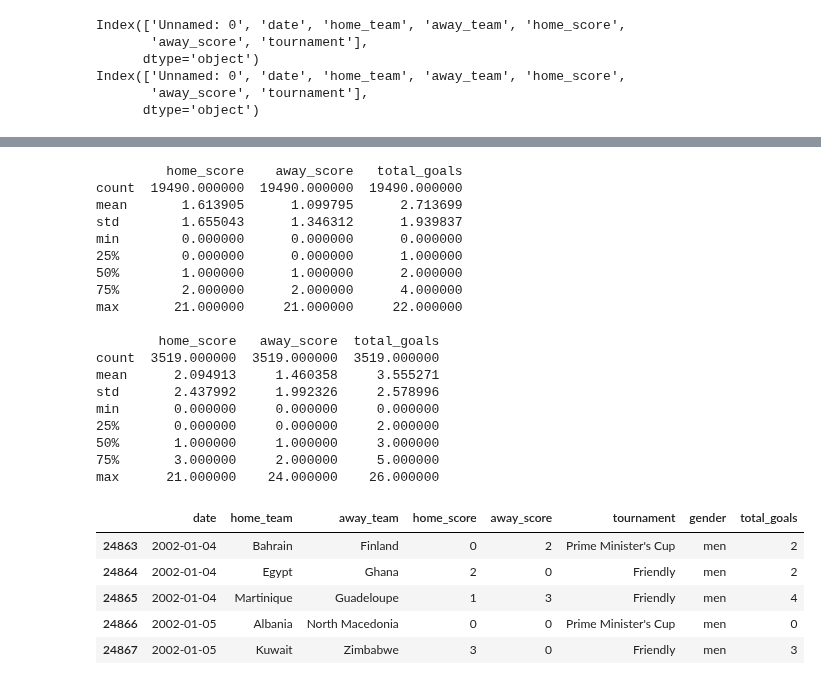
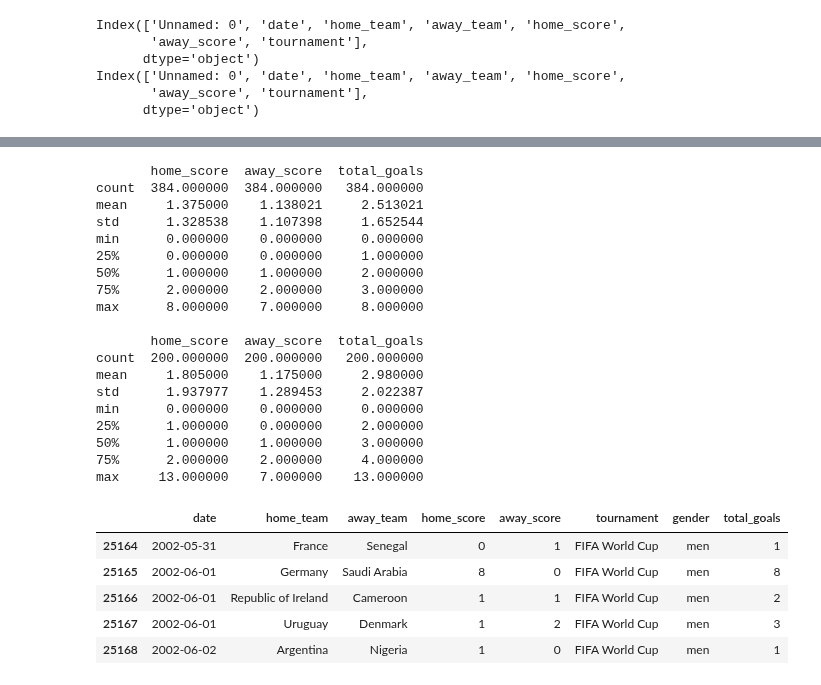
Before and after one commit to MichaelSzczepaniak/DataCamp, a Jupyter notebook: Tracks/Associate Data Scientist/31 Project 8 - Hypothesis Testing with Men's and Women's Soccer Matches/HypTestingPython.ipynb, the cells around one changed output, grey strips where cells are left out. Drawn from its saved outputs; the diff is of its cells as text; code cells hidden in the pictures.

```diff
--- a/Tracks/Associate Data Scientist/31 Project 8 - Hypothesis Testing with Men's and Women's Soccer Matches/HypTestingPython.ipynb
+++ b/Tracks/Associate Data Scientist/31 Project 8 - Hypothesis Testing with Men's and Women's Soccer Matches/HypTestingPython.ipynb
@@ -65,0 +71,9 @@ shape AFTER removing qualifier matches: (23009, 7)
+# %%
+tournaments = df_all["tournament"].value_counts()
+is_qual = tournaments.index.str.contains("qualification")
+non_quals = tournaments[~is_qual]
+# print(is_qual, '\n')
+print(tournaments, '\n')
+print(non_quals, '\n')
+print(f"total count of tournament types BEFORE filtering: {len(tournaments)}")
+print(f"total count of tournament types  AFTER filtering: {len(non_quals)} \n")
@@ -65,0 +98,6 @@ shape AFTER removing qualifier matches: (23009, 7)
+# %%
+# remove all rows of qualification matches
+print(f"shape BEFORE removing qualification matches: {df_all.shape}")
+df_all = df_all.loc[df_all['tournament'].isin(non_quals.index)].copy()
+print(f"shape AFTER removing qualification matches: {df_all.shape}")
+df_all.head()
@@ -65,0 +115,5 @@ shape AFTER removing qualifier matches: (23009, 7)
+# %%
+print(df_all["tournament"].value_counts()["FIFA World Cup"])  # 584
+df_all_fifa = df_all[df_all['tournament'] == "FIFA World Cup"].copy()  # avoids SettingWithCopyWarning 2 cells down
+print(df_all_fifa.shape)  # should be 584
+df_all_fifa["gender"].value_counts()  # not horribly lopsided...
@@ -66,34 +127,36 @@ shape AFTER removing qualifier matches: (23009, 7)
 # %%
 # add column of total goals scored needed for comparison
-df_all["total_goals"] = df_all['home_score'] + df_all['away_score']
+df_all_fifa["total_goals"] = df_all_fifa['home_score'] + df_all_fifa['away_score']
 
-print(df_all[df_all["gender"] == "men"].describe(), '\n')    # 19490
-print(df_all[df_all["gender"] == "women"].describe(), '\n')  #  3519
+print(df_all_fifa[df_all_fifa["gender"] == "men"].describe(), '\n')    # 384
+print(df_all_fifa[df_all_fifa["gender"] == "women"].describe(), '\n')  # 200
 
-df_all.head()
+# df_all_fifa.to_csv("./data/df_fifa.csv")
+
+df_all_fifa.head()
 # %% [output]
-         home_score    away_score   total_goals
-count  19490.000000  19490.000000  19490.000000
-mean       1.613905      1.099795      2.713699
-std        1.655043      1.346312      1.939837
-min        0.000000      0.000000      0.000000
-25%        0.000000      0.000000      1.000000
-50%        1.000000      1.000000      2.000000
-75%        2.000000      2.000000      4.000000
-max       21.000000     21.000000     22.000000
+       home_score  away_score  total_goals
+count  384.000000  384.000000   384.000000
+mean     1.375000    1.138021     2.513021
+std      1.328538    1.107398     1.652544
+min      0.000000    0.000000     0.000000
+25%      0.000000    0.000000     1.000000
+50%      1.000000    1.000000     2.000000
+75%      2.000000    2.000000     3.000000
+max      8.000000    7.000000     8.000000
 
-        home_score   away_score  total_goals
-count  3519.000000  3519.000000  3519.000000
-mean      2.094913     1.460358     3.555271
-std       2.437992     1.992326     2.578996
-min       0.000000     0.000000     0.000000
-25%       0.000000     0.000000     2.000000
-50%       1.000000     1.000000     3.000000
-75%       3.000000     2.000000     5.000000
-max      21.000000    24.000000    26.000000
+       home_score  away_score  total_goals
+count  200.000000  200.000000   200.000000
+mean     1.805000    1.175000     2.980000
+std      1.937977    1.289453     2.022387
+min      0.000000    0.000000     0.000000
+25%      1.000000    0.000000     2.000000
+50%      1.000000    1.000000     3.000000
+75%      2.000000    2.000000     4.000000
+max     13.000000    7.000000    13.000000
 |  | date | home_team | away_team | home_score | away_score | tournament | gender | total_goals |
-| 24863 | 2002-01-04 | Bahrain | Finland | 0 | 2 | Prime Minister's Cup | men | 2 |
-| 24864 | 2002-01-04 | Egypt | Ghana | 2 | 0 | Friendly | men | 2 |
-| 24865 | 2002-01-04 | Martinique | Guadeloupe | 1 | 3 | Friendly | men | 4 |
-| 24866 | 2002-01-05 | Albania | North Macedonia | 0 | 0 | Prime Minister's Cup | men | 0 |
-| 24867 | 2002-01-05 | Kuwait | Zimbabwe | 3 | 0 | Friendly | men | 3 |
+| 25164 | 2002-05-31 | France | Senegal | 0 | 1 | FIFA World Cup | men | 1 |
+| 25165 | 2002-06-01 | Germany | Saudi Arabia | 8 | 0 | FIFA World Cup | men | 8 |
+| 25166 | 2002-06-01 | Republic of Ireland | Cameroon | 1 | 1 | FIFA World Cup | men | 2 |
+| 25167 | 2002-06-01 | Uruguay | Denmark | 1 | 2 | FIFA World Cup | men | 3 |
+| 25168 | 2002-06-02 | Argentina | Nigeria | 1 | 0 | FIFA World Cup | men | 1 |
```
Also changed, not shown: parts of 29 cells of this notebook, 2 other files.
